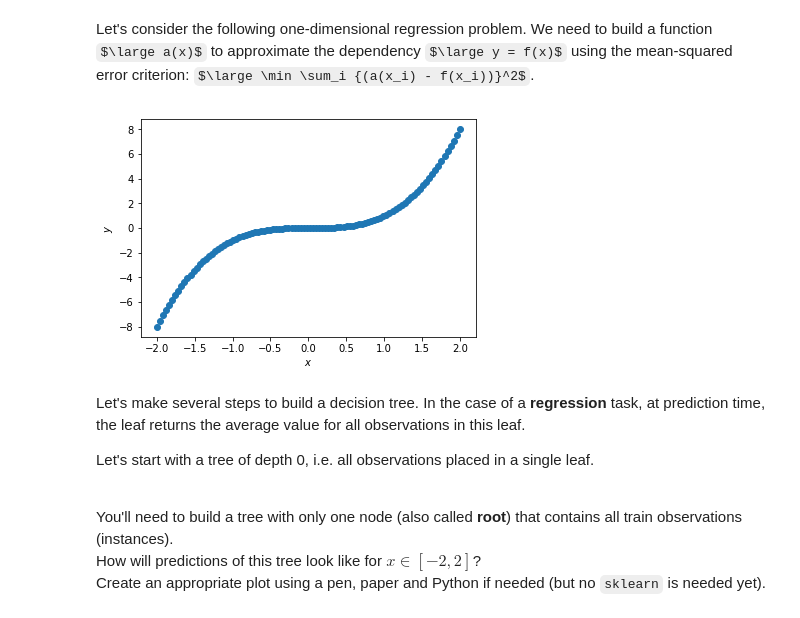
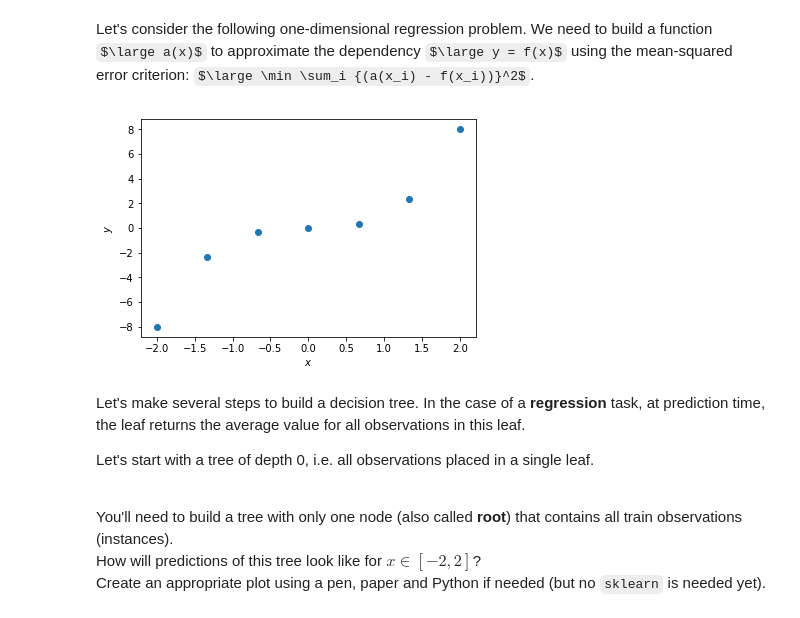
Before and after one commit to bukashu/mlcourse.ai, a Jupyter notebook: jupyter_english/assignments_fall2019/assignment2_part1_decision_trees.ipynb, the cells around one changed output. Drawn from its saved outputs; the diff is of its cells as text; code cells hidden in the pictures; some formulas as TeX source.

```diff
--- a/jupyter_english/assignments_fall2019/assignment2_part1_decision_trees.ipynb
+++ b/jupyter_english/assignments_fall2019/assignment2_part1_decision_trees.ipynb
@@ -40,15 +40,15 @@ from sklearn.tree import DecisionTreeClassifier, export_graphviz
 # %% [markdown]
 Let's consider the following one-dimensional regression problem. We need to build a function $\large a(x)$ to approximate the dependency $\large y = f(x)$ using the mean-squared error criterion: $\large \min \sum_i {(a(x_i) - f(x_i))}^2$.
 # %%
-X = np.linspace(-2, 2, 100)
+X = np.linspace(-2, 2,7)
 y = X ** 3 # original dependecy
 
 plt.scatter(X, y)
 
 plt.xlabel(r'$x$')
 plt.ylabel(r'$y$');
 # %% [output]
-[figure, old version]
+[figure, new version]
 # %% [markdown]
 Let's make several steps to build a decision tree. In the case of a **regression** task, at prediction time, the leaf returns the average value for all observations in this leaf.
 
```
Also changed, not shown: parts of 9 cells of this notebook.
